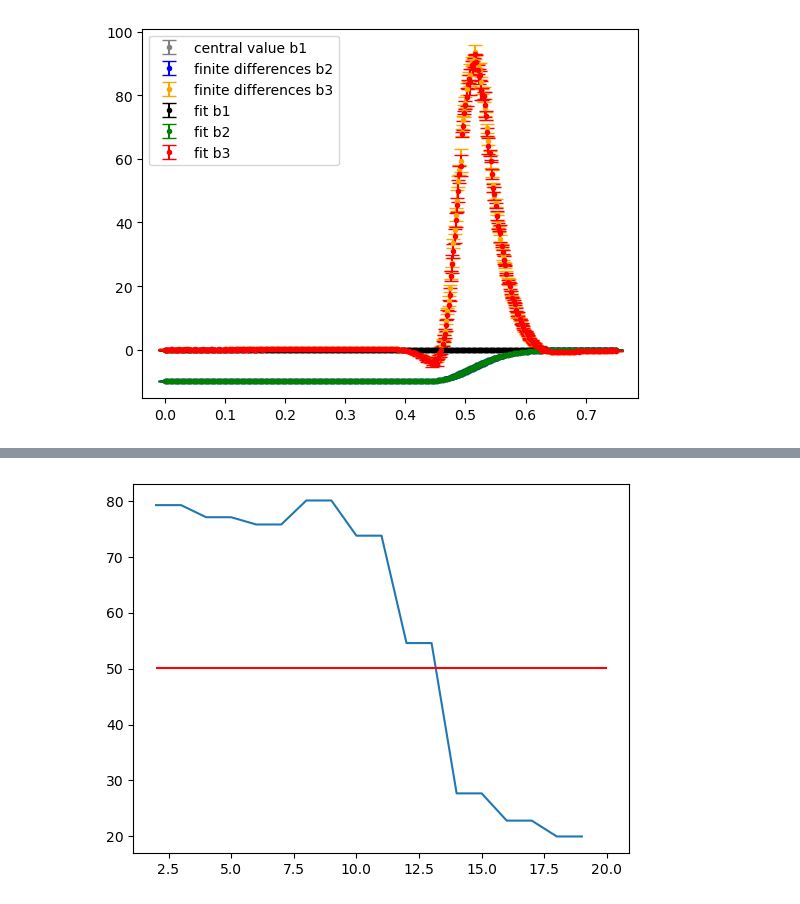
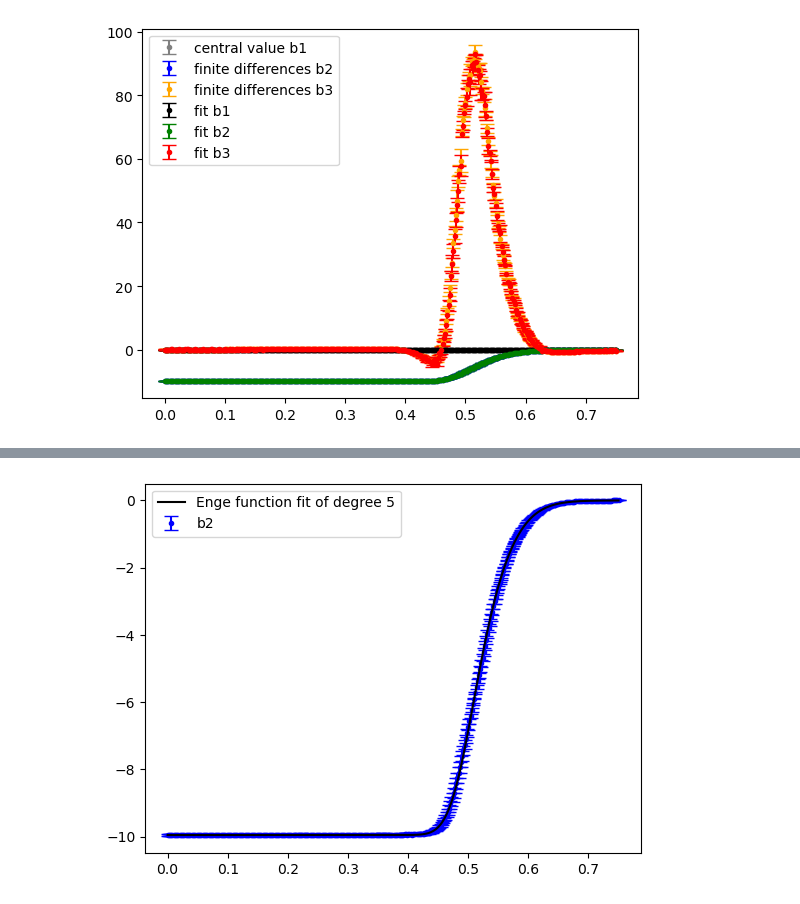
Before and after one commit to xsuite/bpmeth, a Jupyter notebook: fieldmaps/quadrupole_toymodels/fit_fieldmap.ipynb, the cells around one changed output, grey strips where cells are left out. Drawn from its saved outputs; the diff is of its cells as text; code cells hidden in the pictures.

```diff
--- a/fieldmaps/quadrupole_toymodels/fit_fieldmap.ipynb
+++ b/fieldmaps/quadrupole_toymodels/fit_fieldmap.ipynb
@@ -63,16 +68,4 @@ ax.scatter(x, fieldvals - coeffs[0] -  coeffs[1]*x - coeffs[2]*x**2/2, label="da
-# %%
-coeffsderiv = cutquad.deriv_xprofile(0, 0.5, "By", 5)
-coeffsderiv
-
-b3s = []
-for ii in np.arange(2,20):
-    coeffs0 = np.array(cutquad.fit_xprofile(0, 0.5, "By", ii, xmax=0.025))
-    b3s.append([ii,coeffs0[2]])
-b3s=np.array(b3s)
-
-fig,ax = plt.subplots()
-ax.plot(b3s[:,0], b3s[:,1])
-ax.hlines(coeffsderiv[2],2,20,color="red")
-fig.show()
-# %% [output]
-[figure, removed]
+# %%
+params, cov = cutquad.fit_b2_enge()
+# %% [output]
+[figure, added]
```
Also changed, not shown: parts of 10 cells of this notebook, 2 other files.
